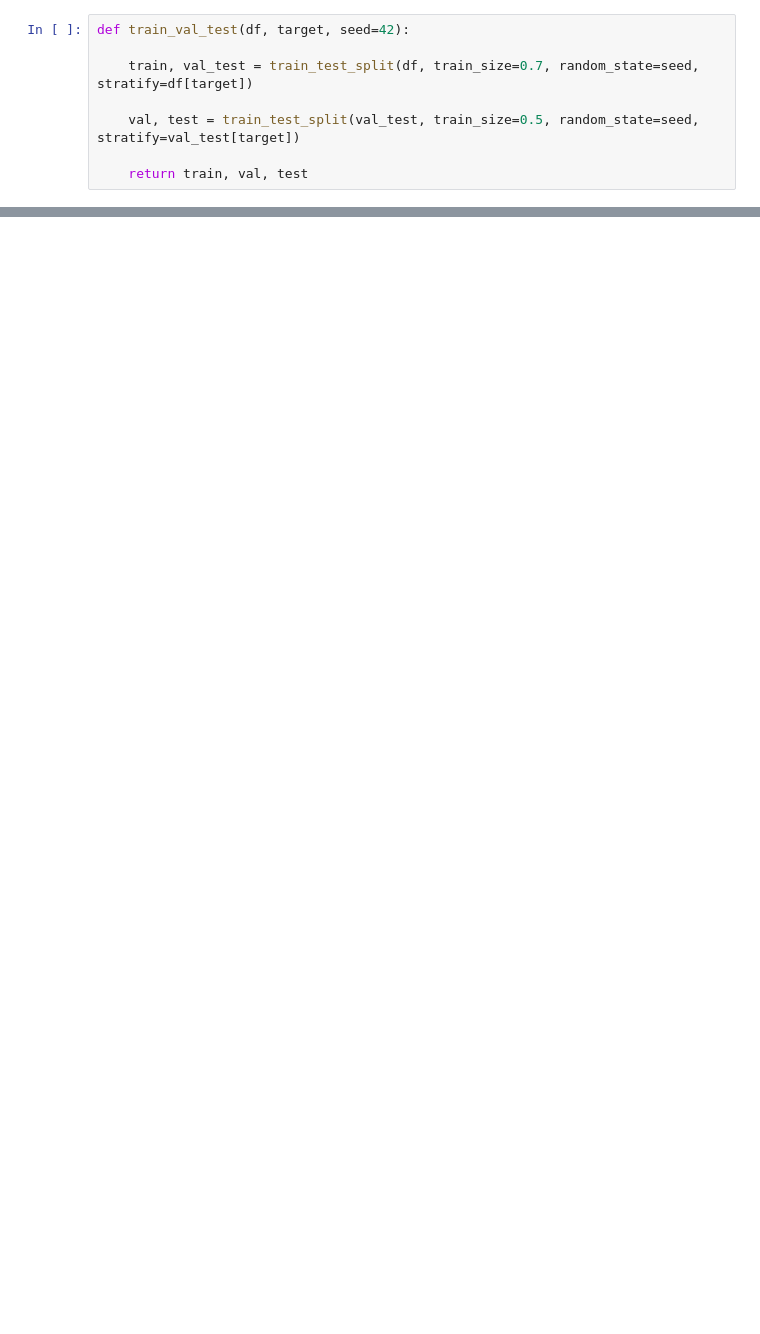
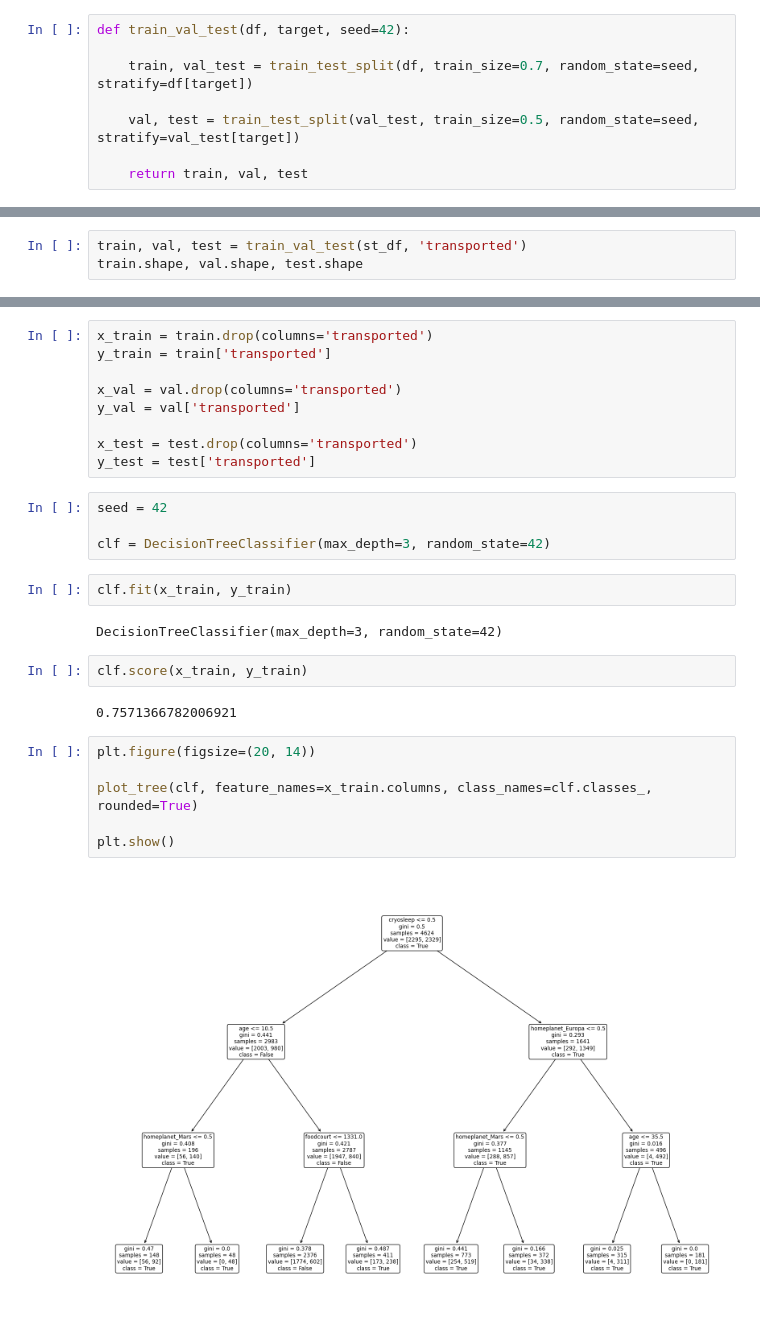
Before and after one commit to ihcrane/classification, a Jupyter notebook: decision-tree-lesson.ipynb, the cells around one changed output, grey strips where cells are left out. Saved outputs shown, nothing was run; the diff lists cells and outputs as text; blank space fills up the shorter version.

```diff
--- a/decision-tree-lesson.ipynb
+++ b/decision-tree-lesson.ipynb
@@ -26,0 +83,3 @@ def train_val_test(df, target, seed=42):
+# %%
+train, val, test = train_val_test(st_df, 'transported')
+train.shape, val.shape, test.shape
@@ -26,0 +111,29 @@ def train_val_test(df, target, seed=42):
+# %%
+x_train = train.drop(columns='transported')
+y_train = train['transported']
+
+x_val = val.drop(columns='transported')
+y_val = val['transported']
+
+x_test = test.drop(columns='transported')
+y_test = test['transported']
+# %%
+seed = 42
+
+clf = DecisionTreeClassifier(max_depth=3, random_state=42)
+# %%
+clf.fit(x_train, y_train)
+# %% [output]
+DecisionTreeClassifier(max_depth=3, random_state=42)
+# %%
+clf.score(x_train, y_train)
+# %% [output]
+0.7571366782006921
+# %%
+plt.figure(figsize=(20, 14))
+
+plot_tree(clf, feature_names=x_train.columns, class_names=clf.classes_, rounded=True)
+
+plt.show()
+# %% [output]
+[figure, added]
```
Also changed, not shown: parts of 17 cells of this notebook, 1 other file.
